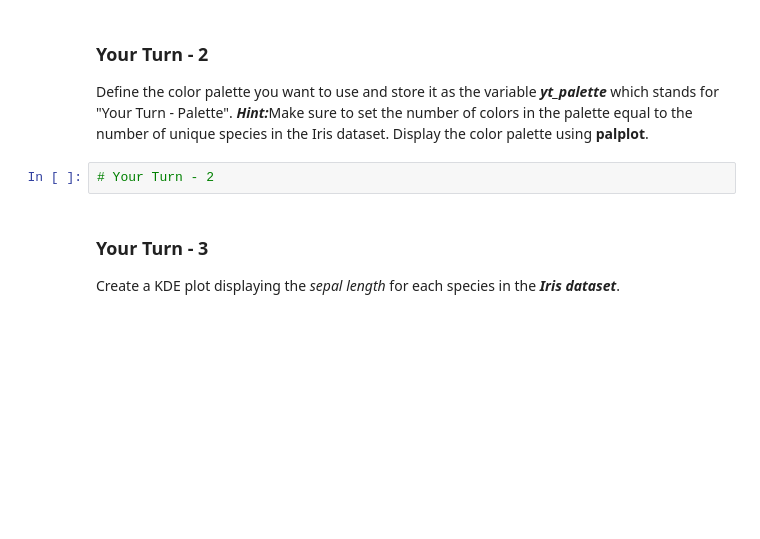
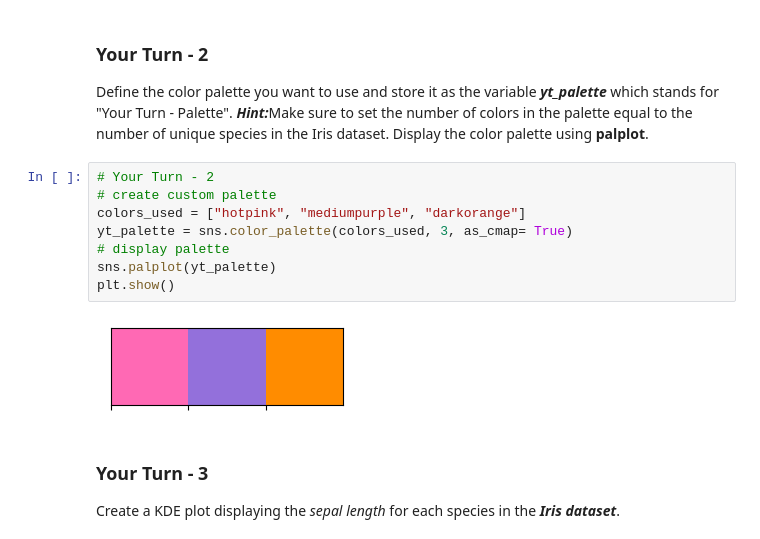
Before and after one commit to cgcordes/M07-visualization-matplotlib-main, a Jupyter notebook: M07-visualization-matplotlib-main/Case_Study-_Iris_Dataset_-_Intermediate_-_Student.ipynb, the cells around one changed output. Saved outputs shown, nothing was run; the diff lists cells and outputs as text; blank space fills up the shorter version.

```diff
--- a/M07-visualization-matplotlib-main/Case_Study-_Iris_Dataset_-_Intermediate_-_Student.ipynb
+++ b/M07-visualization-matplotlib-main/Case_Study-_Iris_Dataset_-_Intermediate_-_Student.ipynb
@@ -403,6 +439,14 @@ Calculate and print <b><i>descriptive statistics</i></b> for <i>sepal_len</i> an
 Define the color palette you want to use and store it as the variable <b><i>yt_palette</i></b> which stands for "Your Turn - Palette". <b><i>Hint:</i></b>Make sure to set the number of colors in the palette equal to the number of unique species in the Iris dataset</i>. Display the color palette using <b>palplot</b>.
 # %%
 # Your Turn - 2
+# create custom palette
+colors_used = ["hotpink", "mediumpurple", "darkorange"]
+yt_palette = sns.color_palette(colors_used, 3, as_cmap= True)
+# display palette
+sns.palplot(yt_palette)
+plt.show()
+# %% [output]
+[figure, added]
 # %% [markdown]
 <h3 class="yt">Your Turn - 3</h3>
 Create a KDE plot displaying the <i>sepal length</i> for each species in the <b><i>Iris dataset</i></b>.
```
Also changed, not shown: parts of 17 cells of this notebook.
